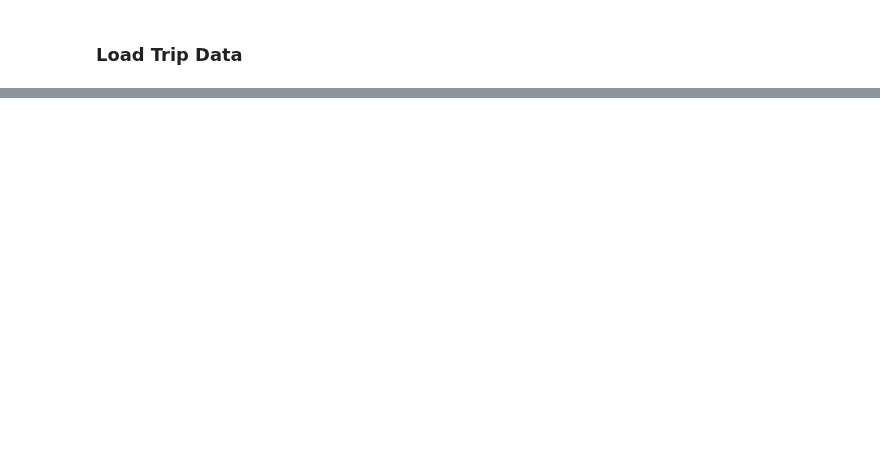
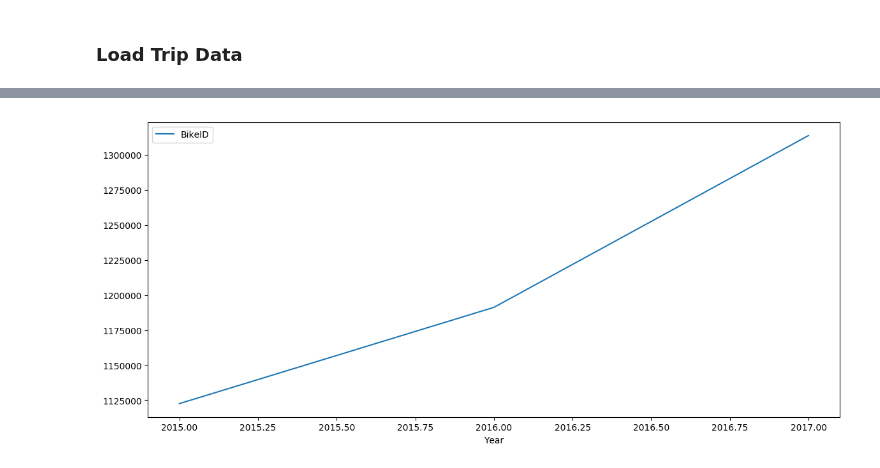
Before and after one commit to cneiderer/Class_Projects, a Jupyter notebook: Project5/Modeling.ipynb, the cells around one changed output, grey strips where cells are left out. Drawn from its saved outputs; the diff is of its cells as text; code cells hidden in the pictures; blank space fills up the shorter version.

```diff
--- a/Project5/Modeling.ipynb
+++ b/Project5/Modeling.ipynb
@@ -127,0 +209,18 @@ print('Delta: %s' % str(df.StopTime.max() - df.StartTime.min()))
+# %%
+# Split df into start and stop
+def find_columns(df, status):
+    columns = ['Duration', 'BikeID', 'UserType', 'BirthYear']
+    for col in df.columns:
+        if len(re.findall(status+'\w*', col)) > 0:
+            columns.append(col)
+    return columns
+
+start_df = df[find_columns(df, 'Start')]
+stop_df = df[find_columns(df, 'Stop')]
+# %%
+def rename_columns(df, status):
+    columns = [''.join(x.split(status)) for x in df.columns]
+    return columns
+
+start_df.columns = rename_columns(start_df, 'Start')
+stop_df.columns = rename_columns(stop_df, 'Stop')
@@ -127,0 +247,9 @@ print('Delta: %s' % str(df.StopTime.max() - df.StartTime.min()))
+# %%
+plt.style.use('default')
+# %%
+# Set index to start time and sort
+start_df = start_df.set_index('Time')
+start_df = start_df.sort_index()
+
+# Subset on 2015-2017
+start_df = start_df[start_df.index < dt.strptime("2018-01-01", "%Y-%m-%d")]
@@ -127,0 +266,6 @@ print('Delta: %s' % str(df.StopTime.max() - df.StartTime.min()))
+# %%
+# Rides per Year
+pt_year = start_df.pivot_table(index="Year", values="BikeID", aggfunc="count")
+pt_year.plot(figsize=(14,6));
+# %% [output]
+[figure, added]
```
Also changed, not shown: parts of 87 cells of this notebook.
